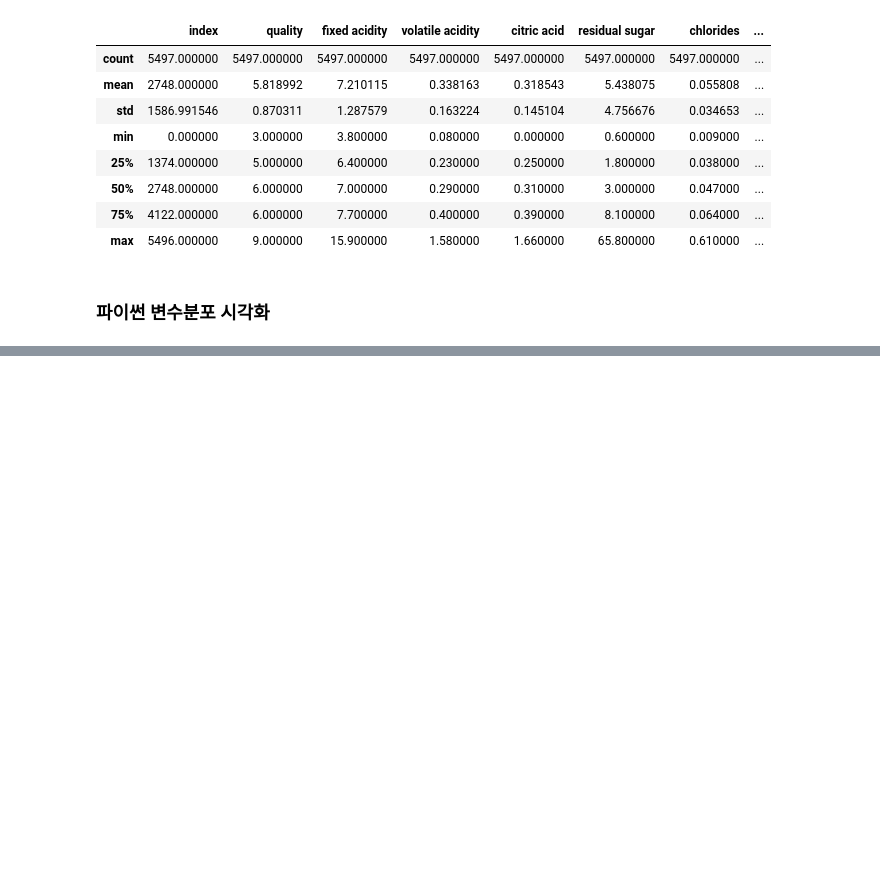
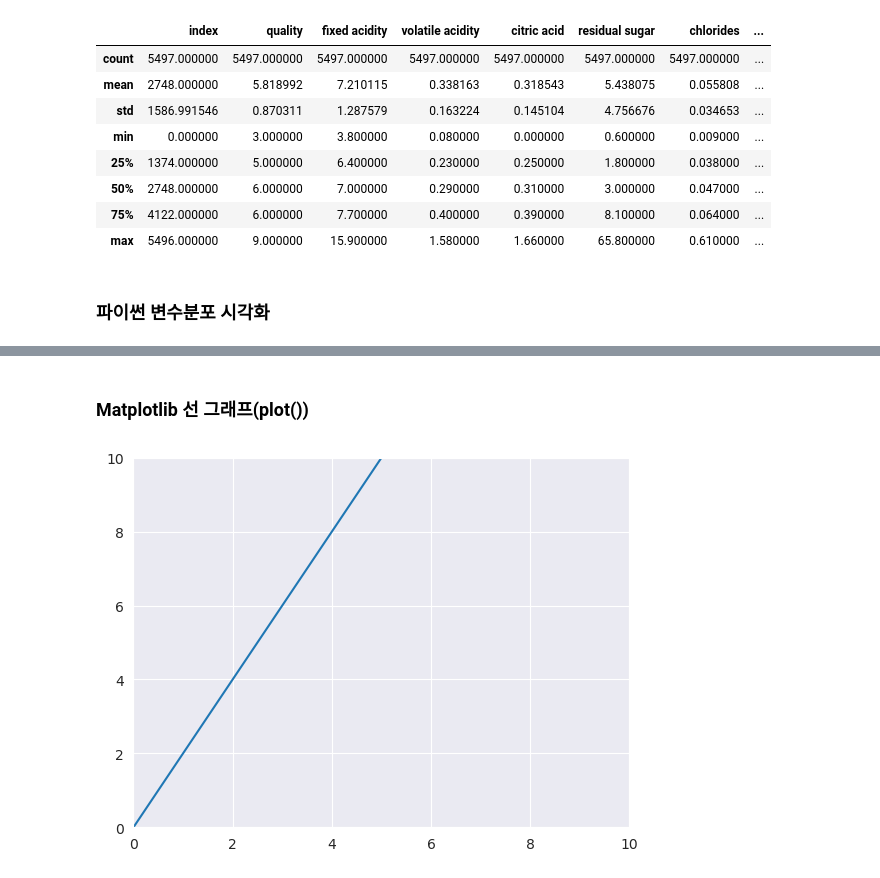
Before and after one commit to Kdelphinus/AI_study, a Jupyter notebook: DACON/DACON_101(오늘의_파이썬)/Lv.3_교차검증과_LGBM_모델을_활용한_와인_품질_분류하기.ipynb, the cells around one changed output, grey strips where cells are left out. Cells and saved outputs as stored; diff of their text form; code cells hidden in the pictures; blank space fills up the shorter version.

```diff
--- a/DACON/DACON_101(오늘의_파이썬)/Lv.3_교차검증과_LGBM_모델을_활용한_와인_품질_분류하기.ipynb
+++ b/DACON/DACON_101(오늘의_파이썬)/Lv.3_교차검증과_LGBM_모델을_활용한_와인_품질_분류하기.ipynb
@@ -124,0 +127,11 @@ plt.show()
+# %% [markdown]
+### Matplotlib 선 그래프(plot())
+# %%
+x = [0, 1, 2, 3, 4, 5]
+y = [0, 2, 4, 6, 8, 10]
+
+plt.plot(x, y)
+plt.axis([0, 10, 0, 10])
+plt.show()
+# %% [output]
+[figure, added]
```
Also changed, not shown: parts of 4 cells of this notebook.
